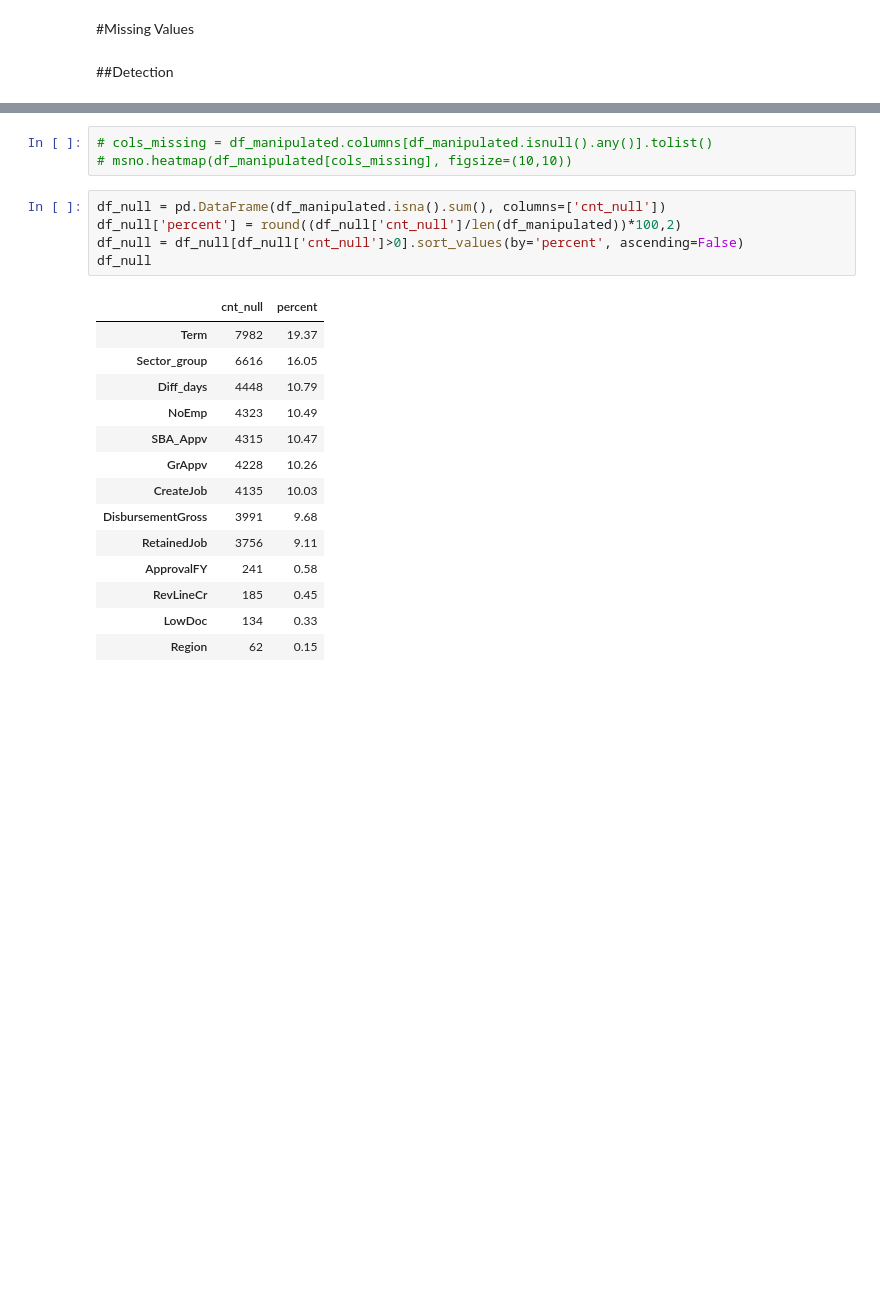
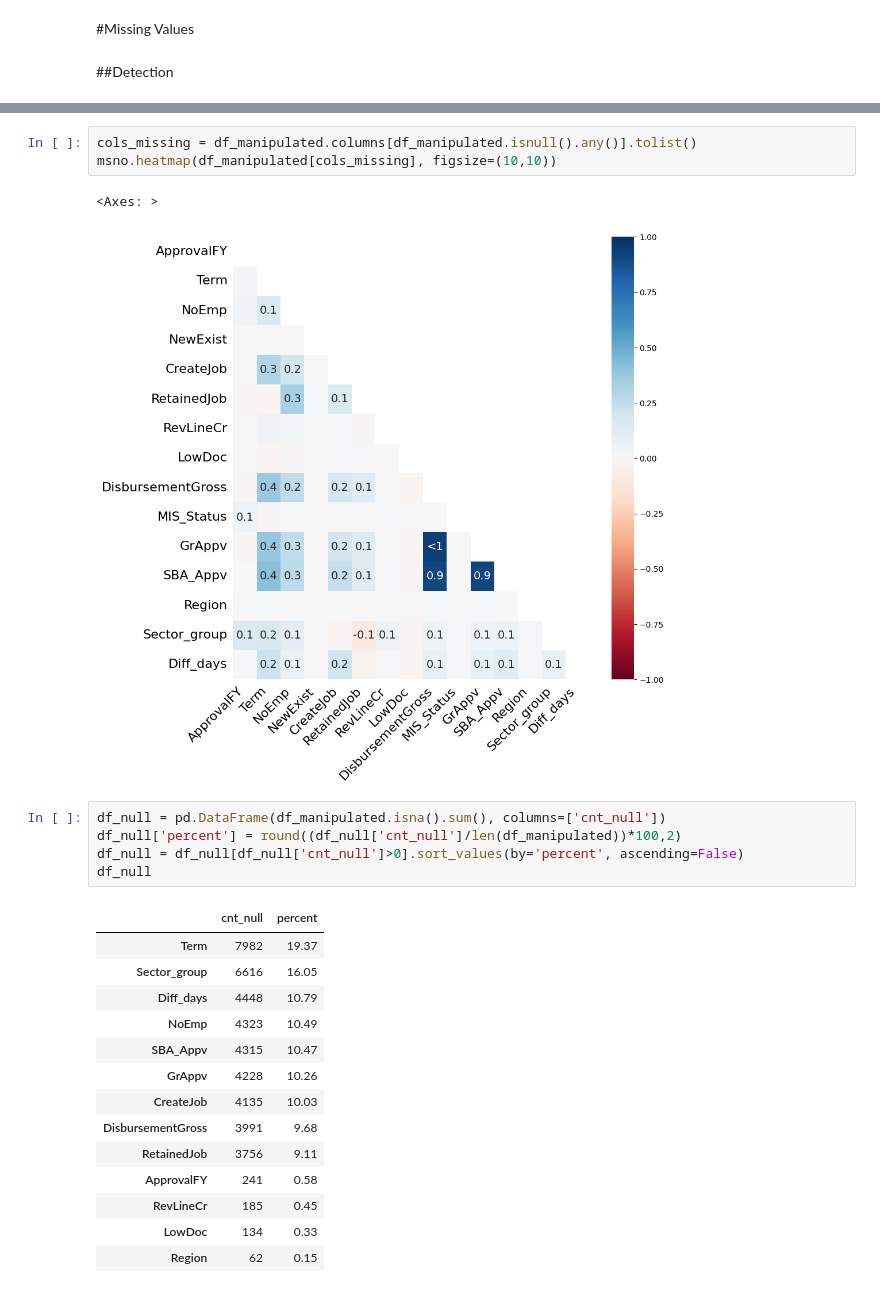
Before and after one commit to Elhai12/SBA_loans_predict, a Jupyter notebook: EDA_Data_Cleansing.ipynb, the cells around one changed output, grey strips where cells are left out. Saved outputs shown, nothing was run; the diff lists cells and outputs as text; blank space fills up the shorter version.

```diff
--- a/EDA_Data_Cleansing.ipynb
+++ b/EDA_Data_Cleansing.ipynb
@@ -276,6 +299,9 @@ df_manipulated.to_pickle("manipulated_data.pkl")
 # %%
-# cols_missing = df_manipulated.columns[df_manipulated.isnull().any()].tolist()
-# msno.heatmap(df_manipulated[cols_missing], figsize=(10,10))
+cols_missing = df_manipulated.columns[df_manipulated.isnull().any()].tolist()
+msno.heatmap(df_manipulated[cols_missing], figsize=(10,10))
+# %% [output]
+<Axes: >
+[figure, added]
 # %%
 df_null = pd.DataFrame(df_manipulated.isna().sum(), columns=['cnt_null'])
 df_null['percent'] = round((df_null['cnt_null']/len(df_manipulated))*100,2)
```
Also changed, not shown: parts of 3 cells of this notebook.
